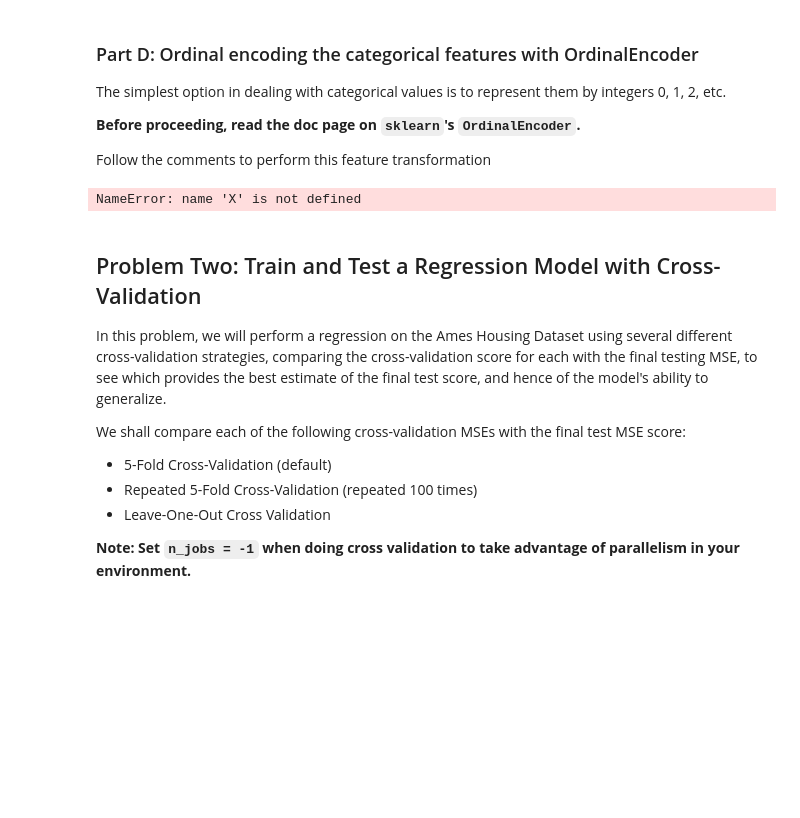
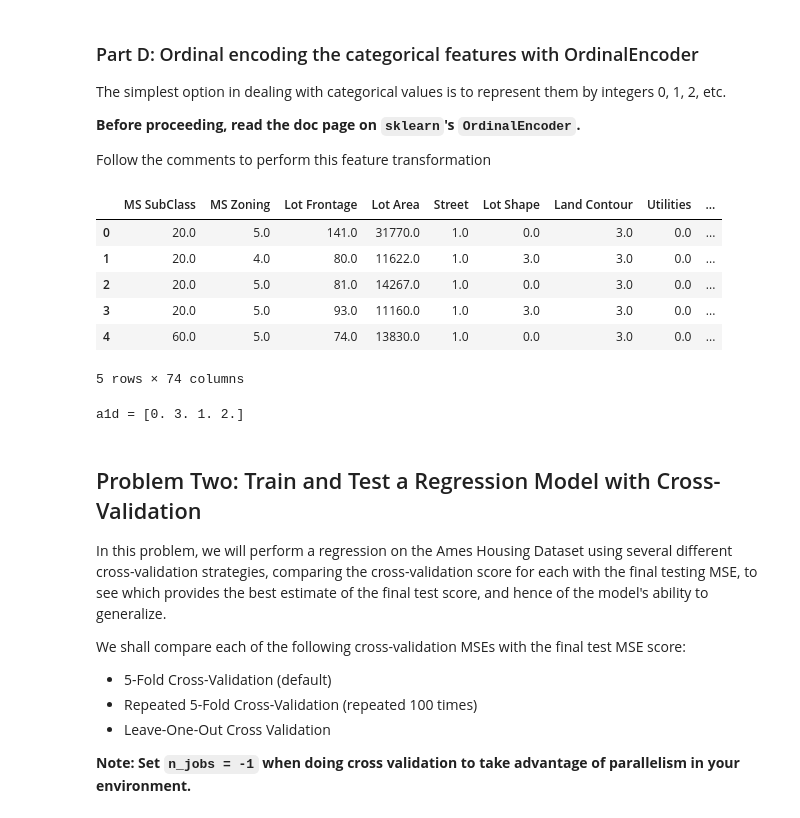
Before and after one commit to NicoleCarney/Module-3-Assignments, a Jupyter notebook: Homework_04.ipynb, the cells around one changed output. Drawn from its saved outputs; the diff is of its cells as text; code cells hidden in the pictures; blank space fills up the shorter version.

```diff
--- a/Homework_04.ipynb
+++ b/Homework_04.ipynb
@@ -319,21 +318,30 @@ The simplest option in dealing with categorical values is to represent them by i
 Follow the comments to perform this feature transformation
 # %%
 # Put df_imputed in the form X, y
-
+X = df_imputed.copy()
 
 
 # Initialize OrdinalEncoder
-
+ordinal_encoder = OrdinalEncoder()
 
 # Fit and transform categorical columns
-
+categorical_columns = X.select_dtypes(include=['object']).columns
+X[categorical_columns] = ordinal_encoder.fit_transform(X[categorical_columns])
 
 # Convert back to DataFrame to retain column names
-
+X = pd.DataFrame(X, columns=df_imputed.columns)
 
 # Verify
 
-# X.head()
+X.head()
+# %% [output]
+|  | MS SubClass | MS Zoning | Lot Frontage | Lot Area | Street | Lot Shape | Land Contour | Utilities | ... |
+| 0 | 20.0 | 5.0 | 141.0 | 31770.0 | 1.0 | 0.0 | 3.0 | 0.0 | ... |
+| 1 | 20.0 | 4.0 | 80.0 | 11622.0 | 1.0 | 3.0 | 3.0 | 0.0 | ... |
+| 2 | 20.0 | 5.0 | 81.0 | 14267.0 | 1.0 | 0.0 | 3.0 | 0.0 | ... |
+| 3 | 20.0 | 5.0 | 93.0 | 11160.0 | 1.0 | 3.0 | 3.0 | 0.0 | ... |
+| 4 | 60.0 | 5.0 | 74.0 | 13830.0 | 1.0 | 0.0 | 3.0 | 0.0 | ... |
+5 rows × 74 columns
 # %%
 # Nothing to do here:   Answer should show categories encoded as floats for 'Lot Shape'
 
@@ -341,7 +349,7 @@ a1d = X['Lot Shape'].unique()
 
 print(f"a1d = {a1d}")                            # Don't delete or change this line, it is needed by the auto-grader
 # %% [output]
-NameError: name 'X' is not defined
+a1d = [0. 3. 1. 2.]
 # %% [markdown]
 ## Problem Two:  Train and Test a Regression Model with Cross-Validation
 
```
Also changed, not shown: parts of 2 cells of this notebook.
